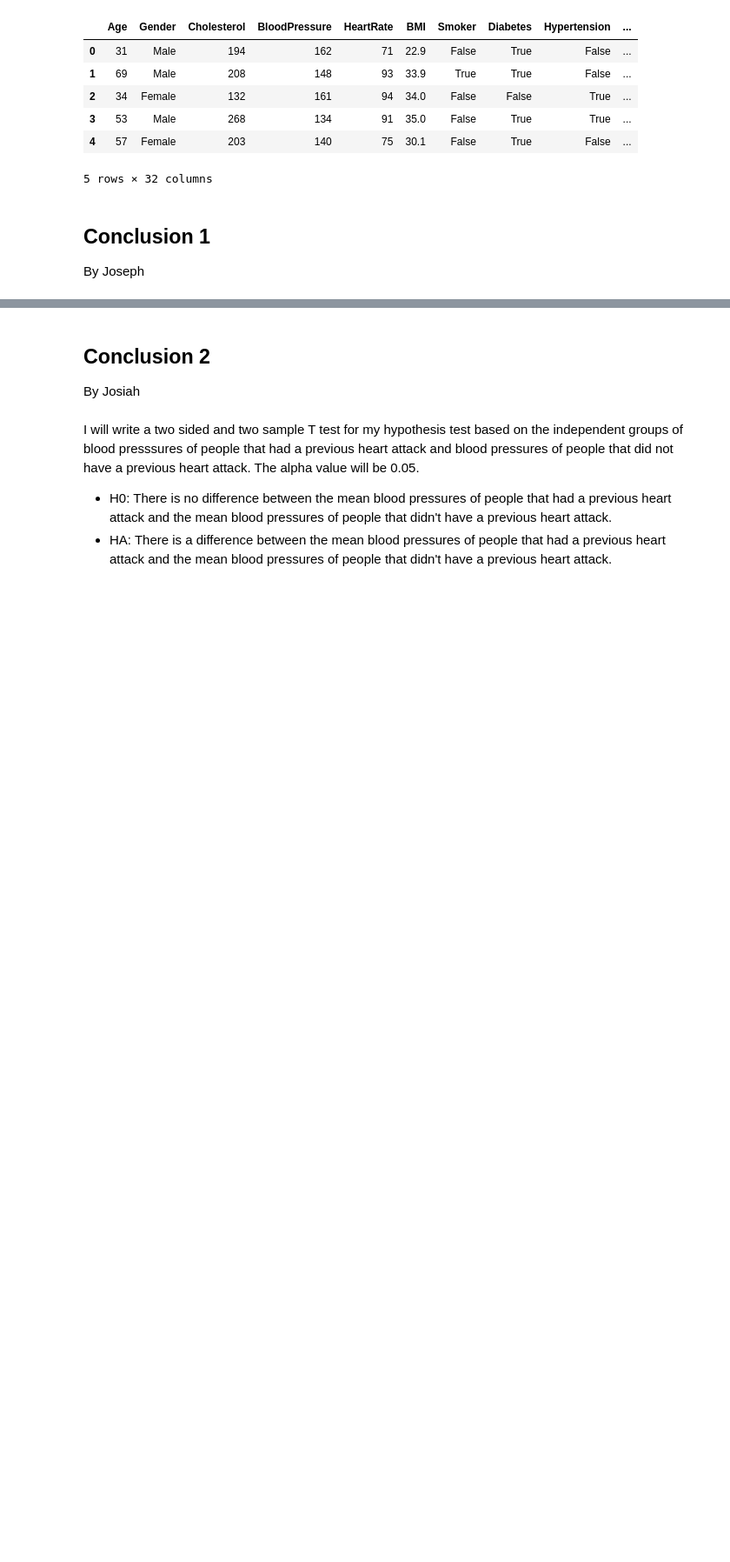
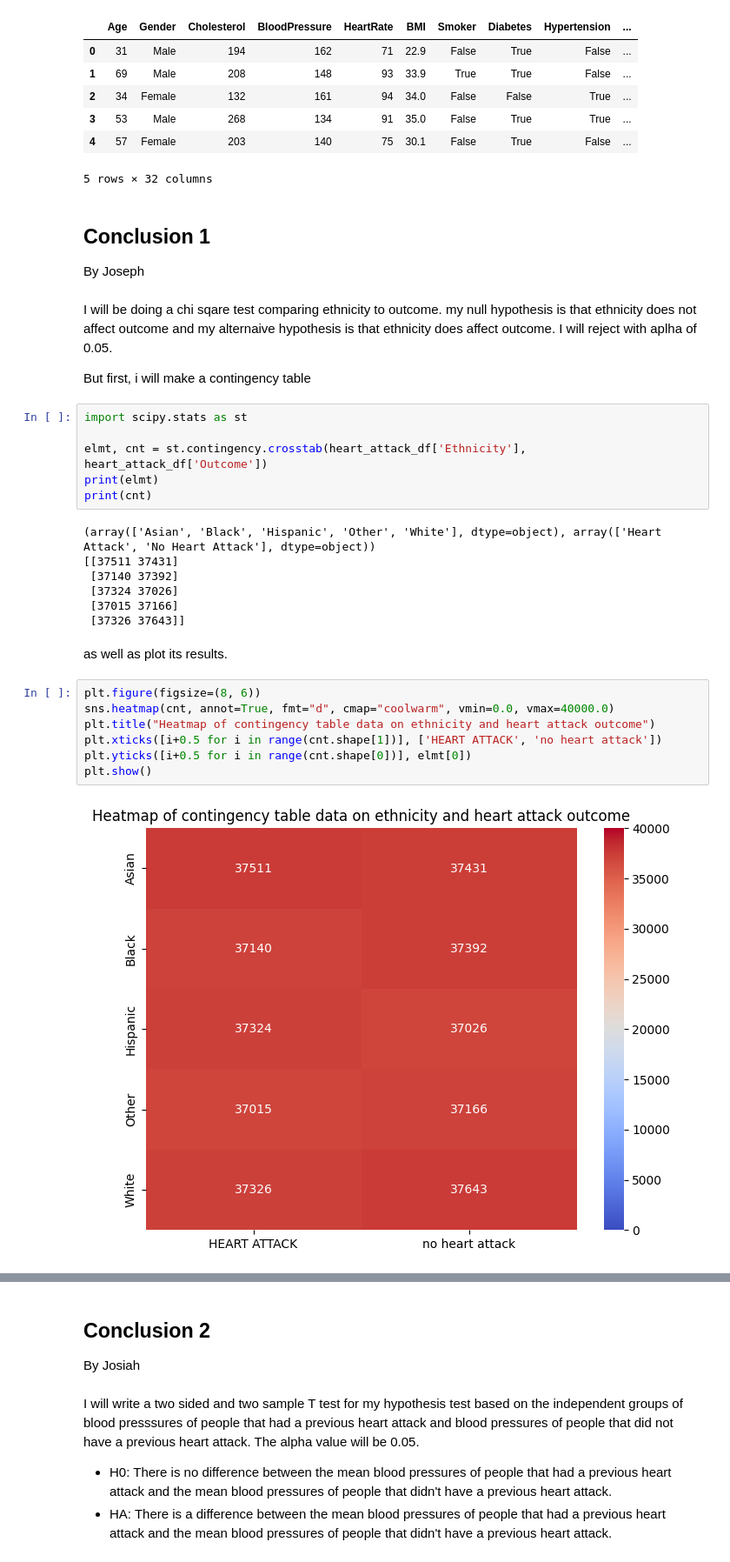
Before and after one commit to kchen3490/cmsc320-final, a Jupyter notebook: notebook.ipynb, the cells around one changed output, grey strips where cells are left out. Shown at 87% size. Cells and saved outputs as stored; diff of their text form; blank space fills up the shorter version.

Commit message:
joe ethnicity chi real

```diff
--- a/notebook.ipynb
+++ b/notebook.ipynb
@@ -51,3 +52,31 @@ heart_attack_df.head()
 # %% [markdown]
 ## Conclusion 1
 By Joseph
+# %% [markdown]
+I will be doing a chi sqare test comparing ethnicity to outcome. my null hypothesis is that ethnicity does not affect outcome and my alternaive hypothesis is that ethnicity does affect outcome. I will reject with aplha of 0.05.
+
+But first, i will make a contingency table
+# %%
+import scipy.stats as st
+
+elmt, cnt = st.contingency.crosstab(heart_attack_df['Ethnicity'], heart_attack_df['Outcome'])
+print(elmt)
+print(cnt)
+# %% [output]
+(array(['Asian', 'Black', 'Hispanic', 'Other', 'White'], dtype=object), array(['Heart Attack', 'No Heart Attack'], dtype=object))
+[[37511 37431]
+ [37140 37392]
+ [37324 37026]
+ [37015 37166]
+ [37326 37643]]
+# %% [markdown]
+as well as plot its results.
+# %%
+plt.figure(figsize=(8, 6))
+sns.heatmap(cnt, annot=True, fmt="d", cmap="coolwarm", vmin=0.0, vmax=40000.0)
+plt.title("Heatmap of contingency table data on ethnicity and heart attack outcome")
+plt.xticks([i+0.5 for i in range(cnt.shape[1])], ['HEART ATTACK', 'no heart attack'])
+plt.yticks([i+0.5 for i in range(cnt.shape[0])], elmt[0])
+plt.show()
+# %% [output]
+[figure, added]
```
Also changed, not shown: parts of 4 cells of this notebook.
